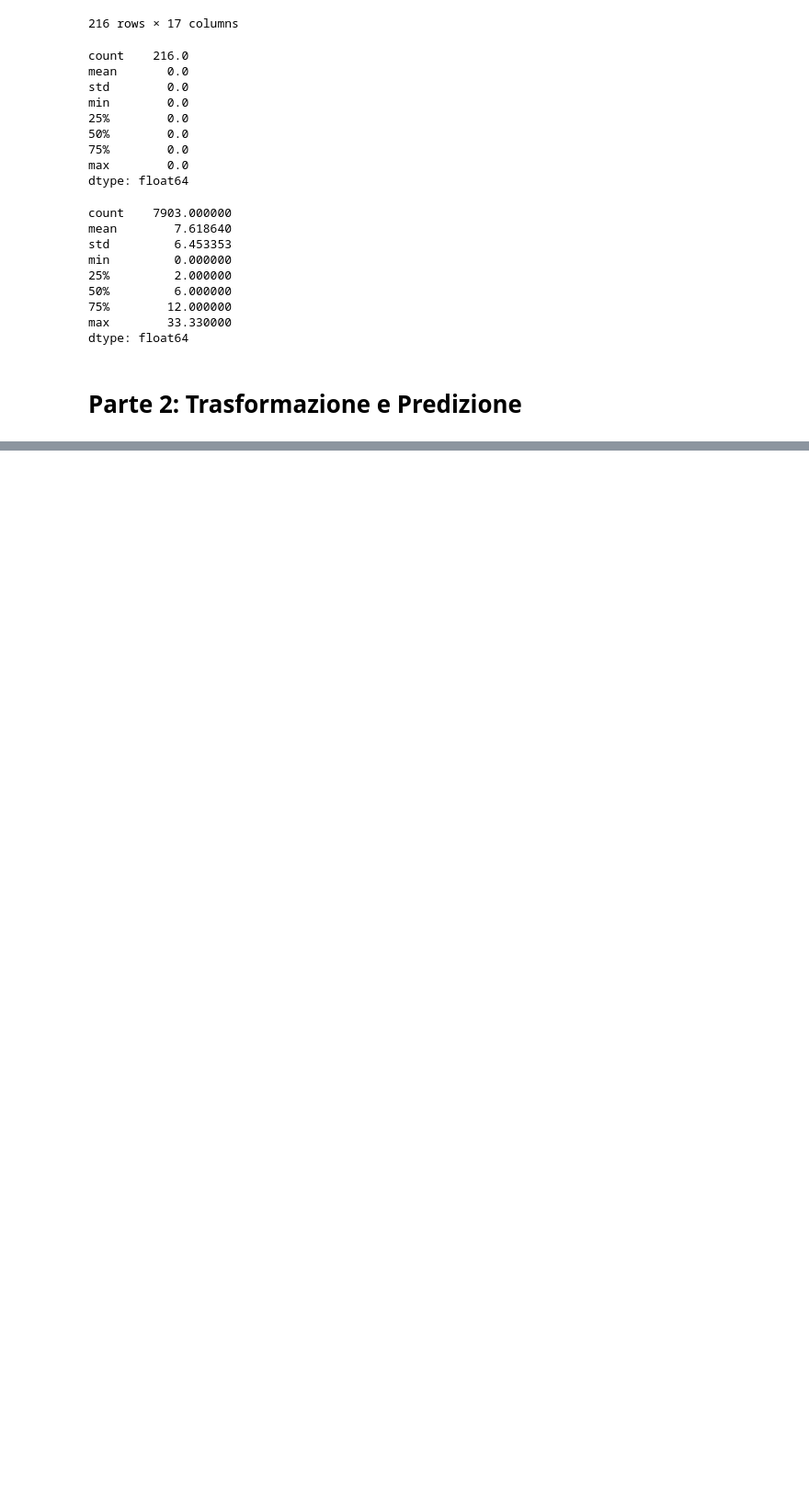
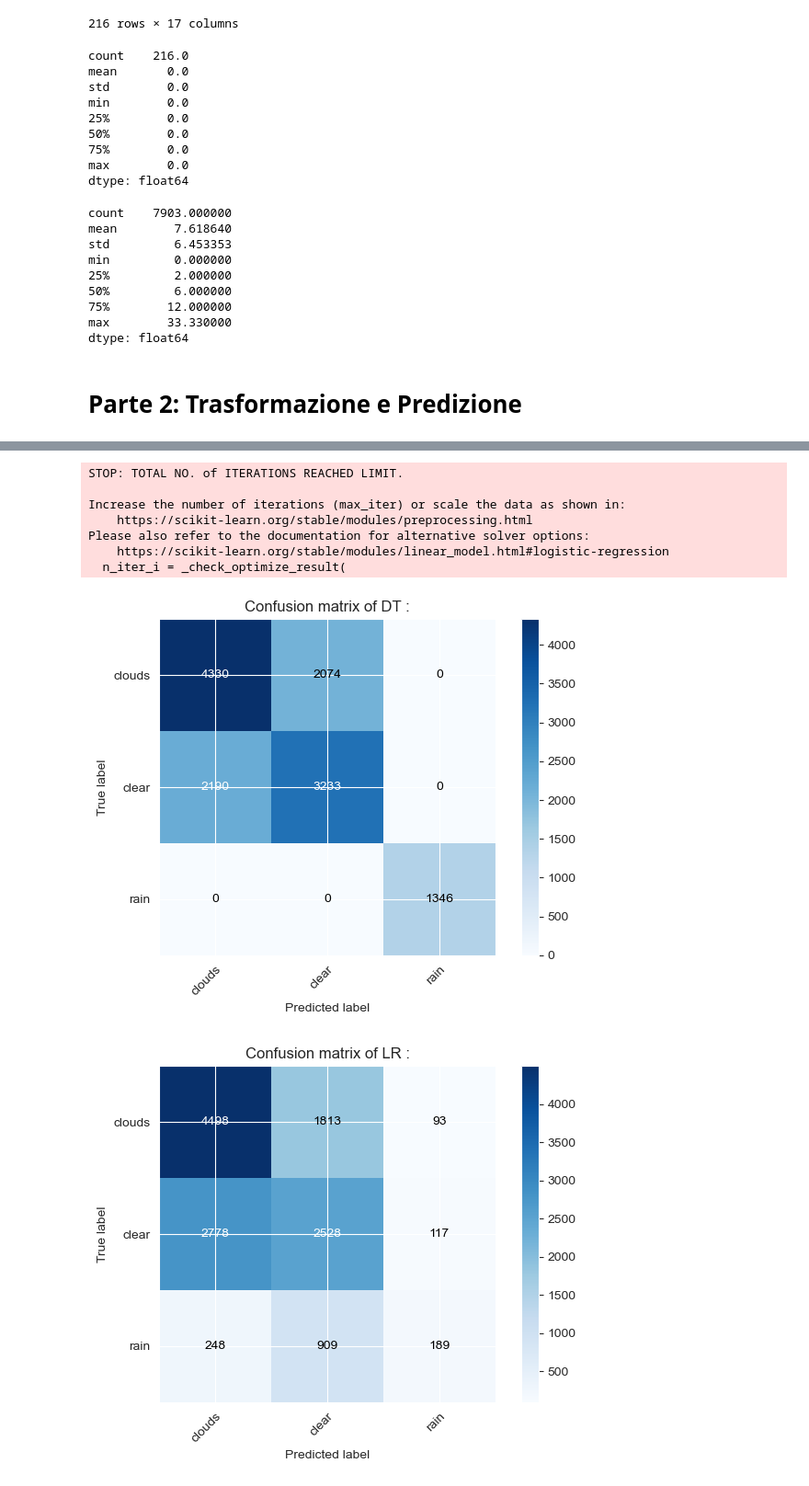
Before and after one commit to Rdm-Nico/BDTA, a Jupyter notebook: Esercitazioni/Esami/28_01_2020.ipynb, the cells around one changed output, grey strips where cells are left out. Shown: that part at 92% size. Saved outputs shown, nothing was run; the diff lists cells and outputs as text; code cells hidden in the pictures; blank space fills up the shorter version.

```diff
--- a/Esercitazioni/Esami/28_01_2020.ipynb
+++ b/Esercitazioni/Esami/28_01_2020.ipynb
@@ -276,0 +445,11 @@ dtype: float64
+# %%
+X_train, X_test, y_train, y_test = train_test_split(df_test, y_testing,random_state=0)
+
+
+for name,model in zip(names,classifier):
+    model.fit(X_train,y_train)
+    pred = model.predict(X_test)
+    score = accuracy_score(y_test,pred)
+    print('accuracy of '+ name +' : ',score)
+    plot_confusion_matrix(y_test, pred, classes=class_names, title='Confusion matrix of '+name+' :')
+# %% [output]
@@ -276,0 +466,9 @@ dtype: float64
+STOP: TOTAL NO. of ITERATIONS REACHED LIMIT.
+
+Increase the number of iterations (max_iter) or scale the data as shown in:
+    https://scikit-learn.org/stable/modules/preprocessing.html
+Please also refer to the documentation for alternative solver options:
+    https://scikit-learn.org/stable/modules/linear_model.html#logistic-regression
+  n_iter_i = _check_optimize_result(
+[figure, added]
+[figure, added]
```
Also changed, not shown: parts of 36 cells of this notebook.
